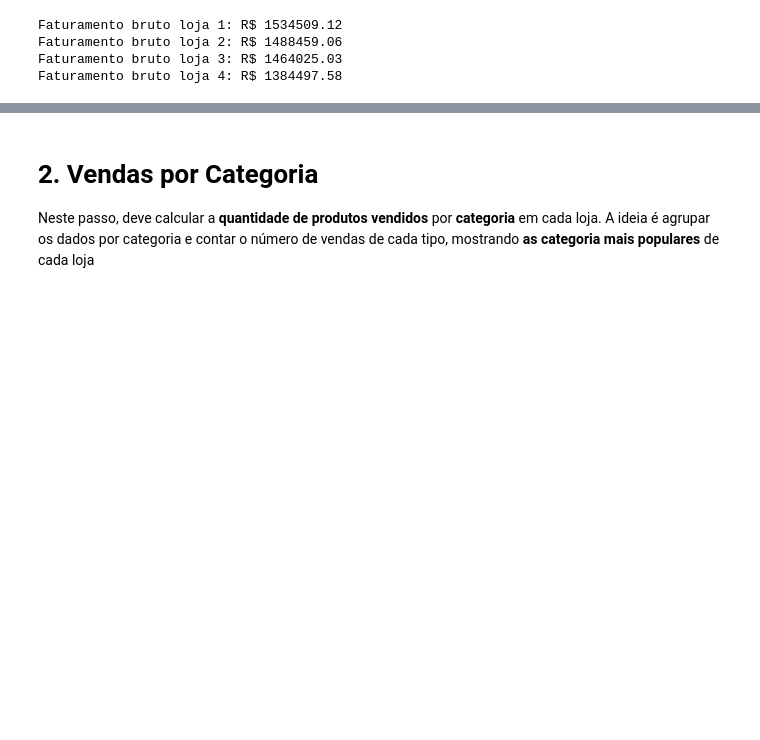
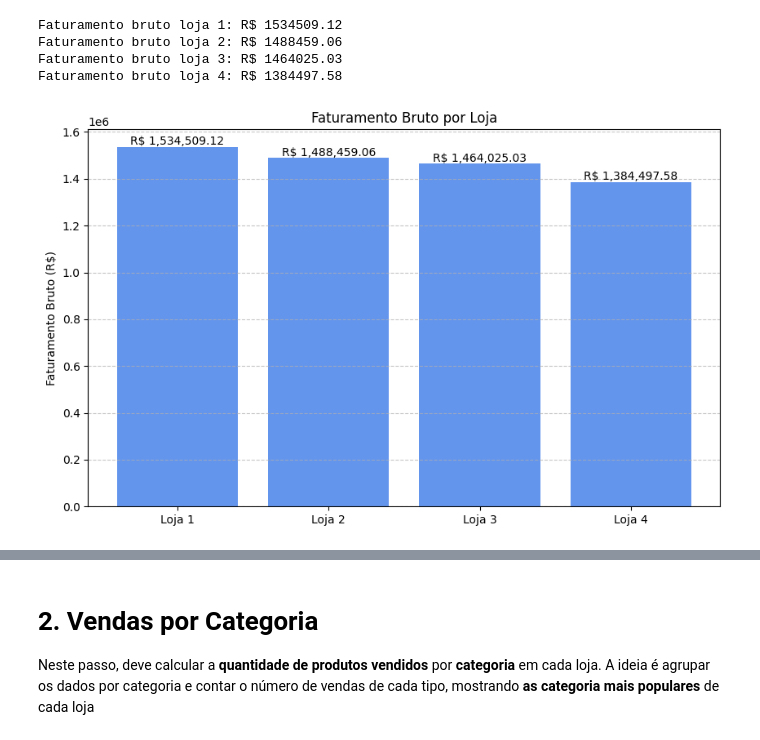
Before and after one commit to brunorm86/challenge1-data-science, a Jupyter notebook: AluraStoreBr.ipynb, the cells around one changed output, grey strips where cells are left out. Cells and saved outputs as stored; diff of their text form; code cells hidden in the pictures; blank space fills up the shorter version.

```diff
--- a/AluraStoreBr.ipynb
+++ b/AluraStoreBr.ipynb
@@ -118,0 +35,5 @@ print(loja_4.shape)
+# %%
+for loja in lojas:
+
+    print(loja.head())
+    print(loja.shape)
@@ -138,0 +76,20 @@ Faturamento bruto loja 4: R$ 1384497.58
+# %%
+nomes_lojas = [f"Loja {i}" for i in range(1, len(lista_faturamentos_brutos) + 1)]
+
+# Criar o gráfico
+plt.figure(figsize=(10, 6))
+barras = plt.bar(nomes_lojas, lista_faturamentos_brutos, color='cornflowerblue')
+
+plt.ylabel('Faturamento Bruto (R$)')
+plt.title('Faturamento Bruto por Loja')
+plt.grid(axis='y', linestyle='--', alpha=0.7)
+
+# Adiciona os valores em cima de cada barra
+for barra in barras:
+    altura = barra.get_height()
+    plt.text(barra.get_x() + barra.get_width()/2, altura + 0.5,
+             f'R$ {altura:,.2f}', ha='center', va='bottom')
+
+plt.show()
+# %% [output]
+[figure, added]
```
Also changed, not shown: parts of 18 cells of this notebook, 1 other file.
